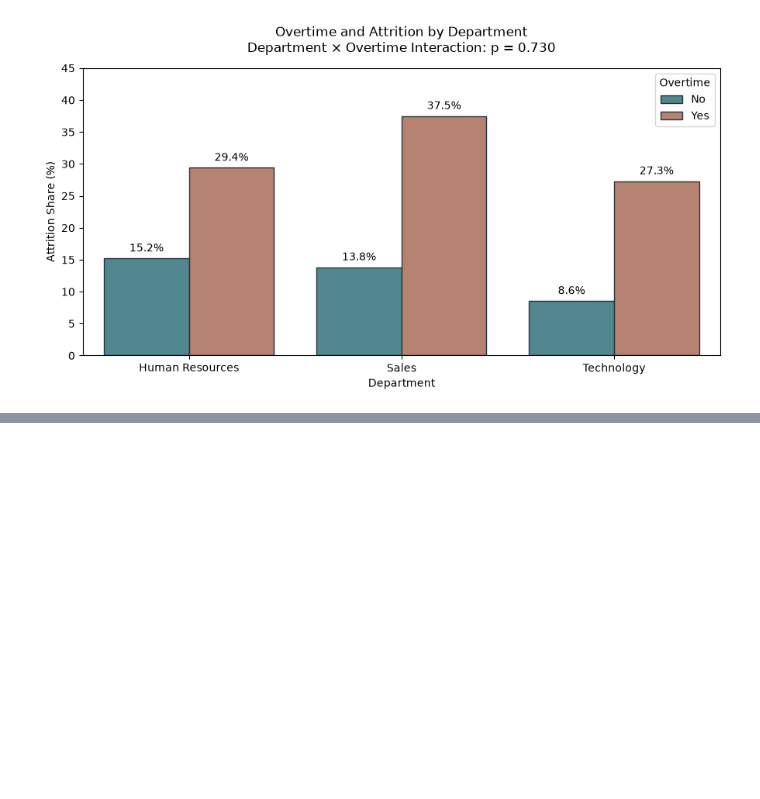
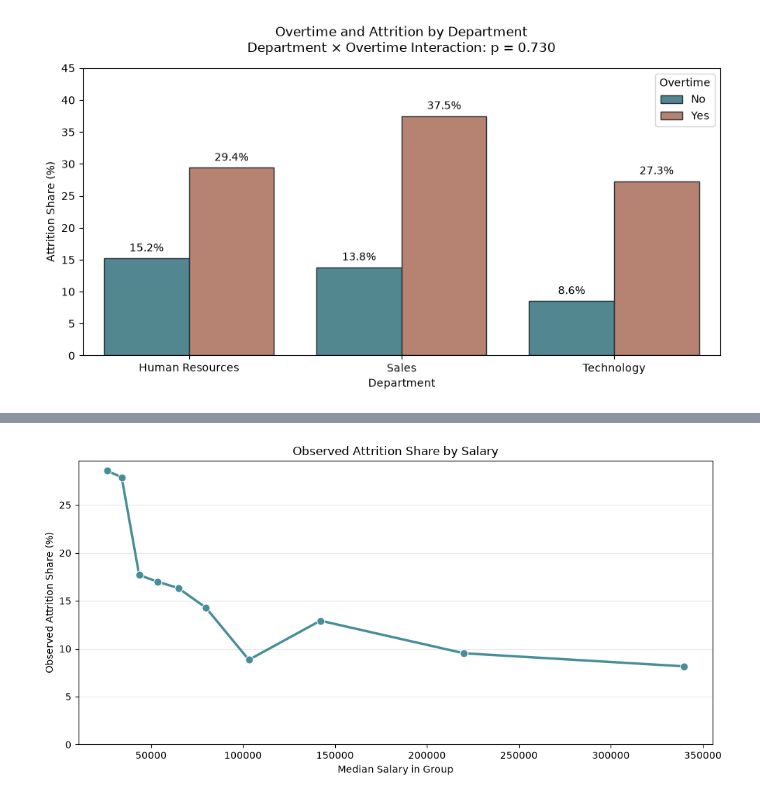
Before and after one commit to romarta/employee-attrition-analytics, a Jupyter notebook: notebooks/attrition_statistical_analysis.ipynb, the cells around one changed output, grey strips where cells are left out. Cells and saved outputs as stored; diff of their text form; code cells hidden in the pictures; blank space fills up the shorter version.

```diff
--- a/notebooks/attrition_statistical_analysis.ipynb
+++ b/notebooks/attrition_statistical_analysis.ipynb
@@ -862,0 +1117,19 @@ plt.show()
+# %%
+# Dividing employees into 10 salary groups
+df_model["SalaryGroup"] = pd.qcut(
+    df_model["Salary"],
+    q=10,
+    duplicates="drop"
+)
+
+# Actual attrition share by salary group
+salary_observed = df_model.groupby("SalaryGroup", observed=True).agg(
+    MedianSalary=("Salary", "median"),
+    Employees=("AttritionBinary", "size"),
+    Leavers=("AttritionBinary", "sum"),
+    AttritionShare=("AttritionBinary", "mean")
+).reset_index()
+
+salary_observed["AttritionShare"] *= 100
+
+salary_observed.round(2)
@@ -862,0 +1148,27 @@ plt.show()
+# %%
+# Observed attrition share by salary
+fig, ax = plt.subplots(figsize=(10, 5))
+
+sns.lineplot(
+    data=salary_observed,
+    x="MedianSalary",
+    y="AttritionShare",
+    marker="o",
+    markersize=8,
+    linewidth=2.5,
+    color="#488E99",
+    ax=ax
+)
+
+ax.set_title("Observed Attrition Share by Salary")
+ax.set_xlabel("Median Salary in Group")
+ax.set_ylabel("Observed Attrition Share (%)")
+
+ax.set_ylim(bottom=0)
+ax.ticklabel_format(style="plain", axis="x")
+ax.grid(axis="y", alpha=0.3)
+
+plt.tight_layout()
+plt.show()
+# %% [output]
+[figure, added]
```
Also changed, not shown: parts of 38 cells of this notebook, 1 other file.
